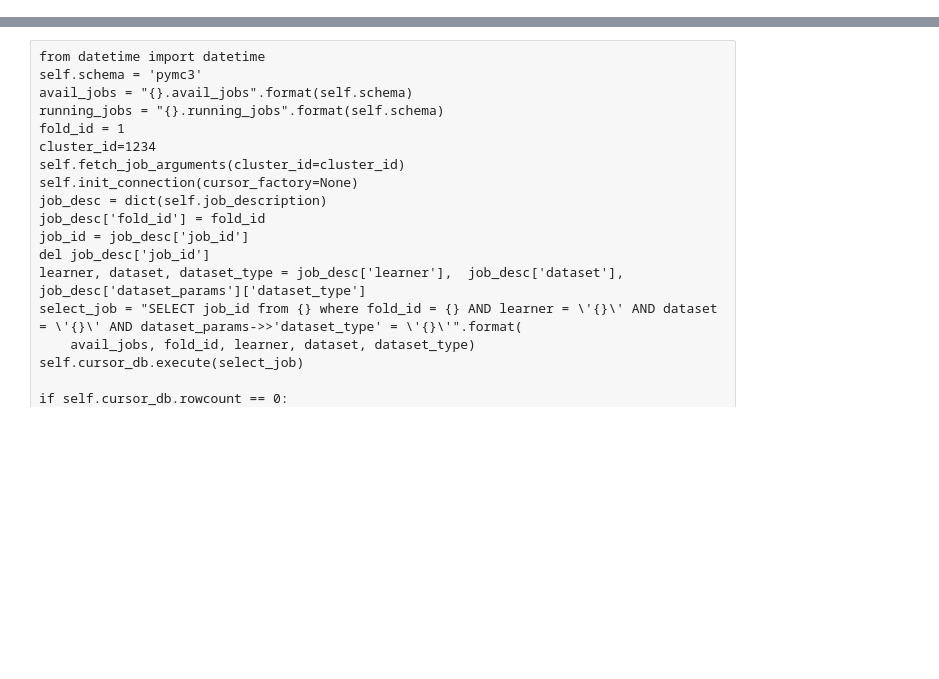
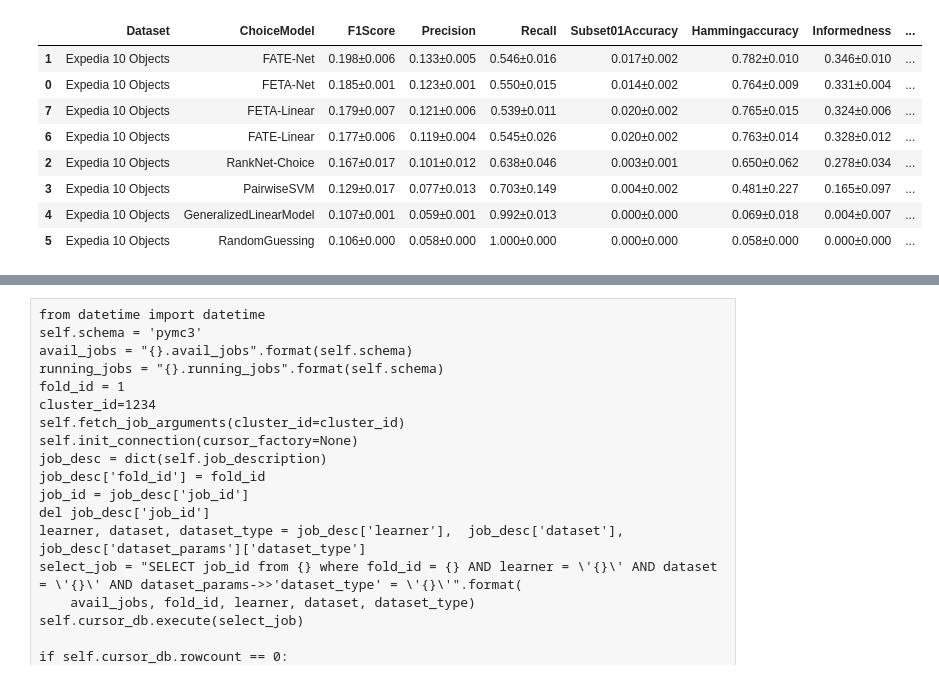
Before and after one commit to kiudee/cs-ranking, a Jupyter notebook: experiments/result_choice.ipynb, the cells around one changed output, grey strips where cells are left out. Saved outputs shown, nothing was run; the diff lists cells and outputs as text; code cells hidden in the pictures; blank space fills up the shorter version.

```diff
--- a/experiments/result_choice.ipynb
+++ b/experiments/result_choice.ipynb
@@ -246,2 +76,52 @@ def create_combined_dfs(DATASET, latex_row=False):
+# %%
+import re
+def get_val(val):
+    vals =  [float(x) for x in re.findall(r"[-+]?\d*\.\d+|\d+", val)]
+    if len(vals)==1:
+        x = [vals[0], vals[0]-0.0]
+    else:
+        x = [vals[0], vals[0] - vals[1]]
+    return x
+def create_final_result(dataset, dataset_function=get_combined_results ,latex_row=False):
+    df_full = dataset_function(dataset, logger, learning_problem, latex_row=latex_row)
+    data = []
+    for dataset, df in df_full.groupby(['Dataset']):
+        for m in CHOICE_FUNCTIONS:
+            row = df[df[learning_model].str.contains(m)].values
+            onerow = None
+            if len(row) > 1:
+                if dataset_function==get_combined_results:
+                    values = np.array([get_val(val[2]) for val in row])
+                else:
+                    values = np.array([[val[2], val[2] - val[7]] for val in row])
+                maxi = np.where(values[:,0] == values[:,0][np.argmax(values[:,0])])[0][0]
+                logger.error("dataset {} model {}, vals {}, maxi {}".format(dataset, row[:, 1], values, maxi))
+                row = row[maxi]
+                row[1] = models_dict[m]
+                onerow = row
+
+            elif len(row)==1:
+                row[0][1] = models_dict[m]
+                onerow = row[0]
+            if onerow is not None:
+                onerow[0] = get_dataset_name(onerow[0])
+                data.append(onerow)
+    columns = df_full.columns
+    dataframe = pd.DataFrame(data, columns=columns)
+    dataframe = dataframe.sort_values(by=[columns[0], columns[2]], ascending=[True, False])
+    return dataframe
+# %%
+df = create_final_result(d, latex_row=False)
+df
+# %% [output]
+|  | Dataset | ChoiceModel | F1Score | Precision | Recall | Subset01Accuracy | Hammingaccuracy | Informedness | ... |
+| 1 | Expedia 10 Objects | FATE-Net | 0.198±0.006 | 0.133±0.005 | 0.546±0.016 | 0.017±0.002 | 0.782±0.010 | 0.346±0.010 | ... |
+| 0 | Expedia 10 Objects | FETA-Net | 0.185±0.001 | 0.123±0.001 | 0.550±0.015 | 0.014±0.002 | 0.764±0.009 | 0.331±0.004 | ... |
+| 7 | Expedia 10 Objects | FETA-Linear | 0.179±0.007 | 0.121±0.006 | 0.539±0.011 | 0.020±0.002 | 0.765±0.015 | 0.324±0.006 | ... |
+| 6 | Expedia 10 Objects | FATE-Linear | 0.177±0.006 | 0.119±0.004 | 0.545±0.026 | 0.020±0.002 | 0.763±0.014 | 0.328±0.012 | ... |
+| 2 | Expedia 10 Objects | RankNet-Choice | 0.167±0.017 | 0.101±0.012 | 0.638±0.046 | 0.003±0.001 | 0.650±0.062 | 0.278±0.034 | ... |
+| 3 | Expedia 10 Objects | PairwiseSVM | 0.129±0.017 | 0.077±0.013 | 0.703±0.149 | 0.004±0.002 | 0.481±0.227 | 0.165±0.097 | ... |
+| 4 | Expedia 10 Objects | GeneralizedLinearModel | 0.107±0.001 | 0.059±0.001 | 0.992±0.013 | 0.000±0.000 | 0.069±0.018 | 0.004±0.007 | ... |
+| 5 | Expedia 10 Objects | RandomGuessing | 0.106±0.000 | 0.058±0.000 | 1.000±0.000 | 0.000±0.000 | 0.058±0.000 | 0.000±0.000 | ... |
 # %%
 import copy
```
Also changed, not shown: parts of 15 cells of this notebook, 10 other files.
